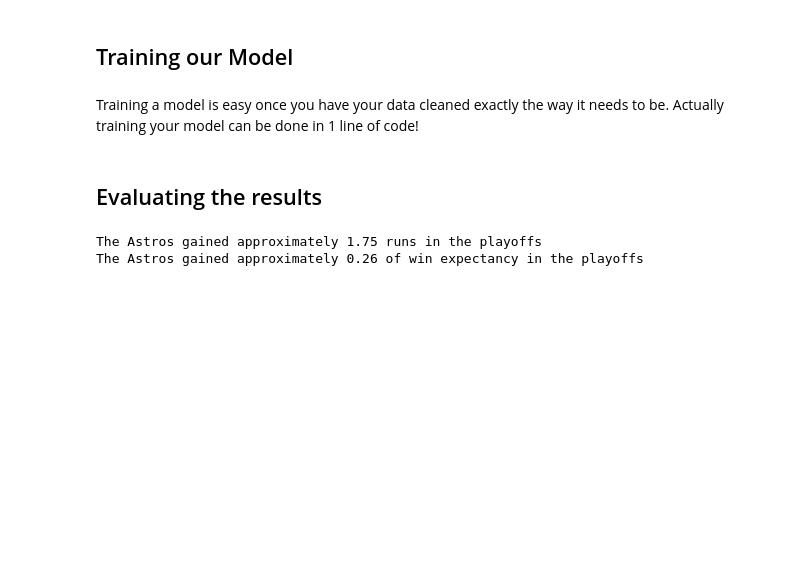
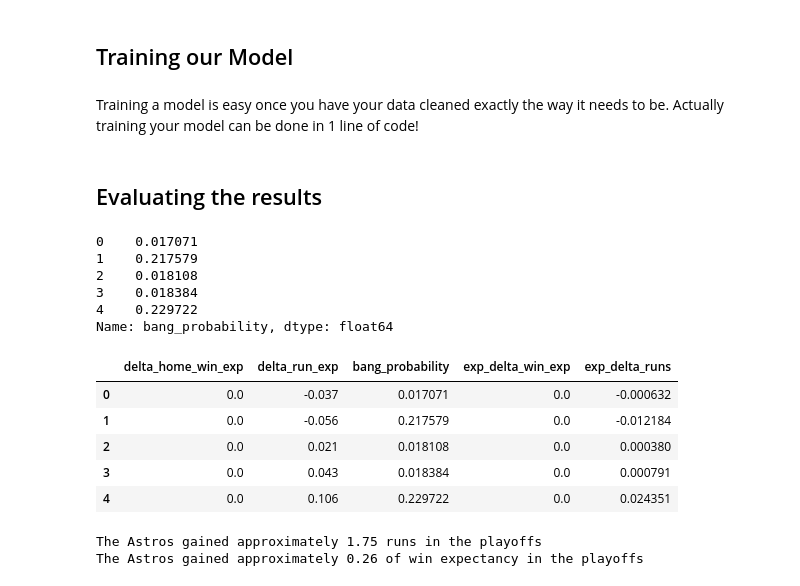
Before and after one commit to Ethor13/astros, a Jupyter notebook: naive_bayes.ipynb, the cells around one changed output. Drawn from its saved outputs; the diff is of its cells as text; code cells hidden in the pictures; blank space fills up the shorter version.

```diff
--- a/naive_bayes.ipynb
+++ b/naive_bayes.ipynb
@@ -289,6 +300,15 @@ clf = CategoricalNB().fit(x_train, y_train)
 # predict the bang probability for each pitch in our test set (playoffs)
 bang_probability = clf.predict_proba(x_test)
 bang_probability = pd.Series(list(map(lambda x: x[1], bang_probability)), name='bang_probability')
+# %%
+bang_probability.head(5)
+# %% [output]
+0    0.017071
+1    0.217579
+2    0.018108
+3    0.018384
+4    0.229722
+Name: bang_probability, dtype: float64
 # %%
 test_deltas = df.loc[~train_mask, ['delta_home_win_exp', 'delta_run_exp']].reset_index(drop=True)
 # %%
@@ -298,6 +318,15 @@ res['bang_probability'] = bang_probability
 # probability of a bang * gain from the pitch = expected gain from banging
 res['exp_delta_win_exp'] = res['bang_probability'] * res['delta_home_win_exp']
 res['exp_delta_runs'] = res['bang_probability'] * res['delta_run_exp']
+# %%
+res.head()
+# %% [output]
+|  | delta_home_win_exp | delta_run_exp | bang_probability | exp_delta_win_exp | exp_delta_runs |
+| 0 | 0.0 | -0.037 | 0.017071 | 0.0 | -0.000632 |
+| 1 | 0.0 | -0.056 | 0.217579 | 0.0 | -0.012184 |
+| 2 | 0.0 | 0.021 | 0.018108 | 0.0 | 0.000380 |
+| 3 | 0.0 | 0.043 | 0.018384 | 0.0 | 0.000791 |
+| 4 | 0.0 | 0.106 | 0.229722 | 0.0 | 0.024351 |
 # %%
 runs_gained = res.exp_delta_runs.sum()
 win_exp_gained = res.exp_delta_win_exp.sum()
```
Also changed, not shown: parts of 3 cells of this notebook.
